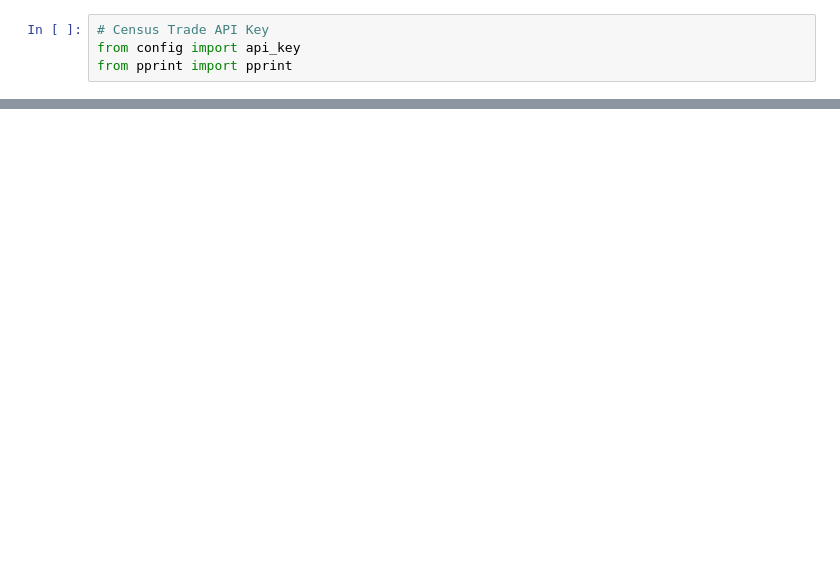
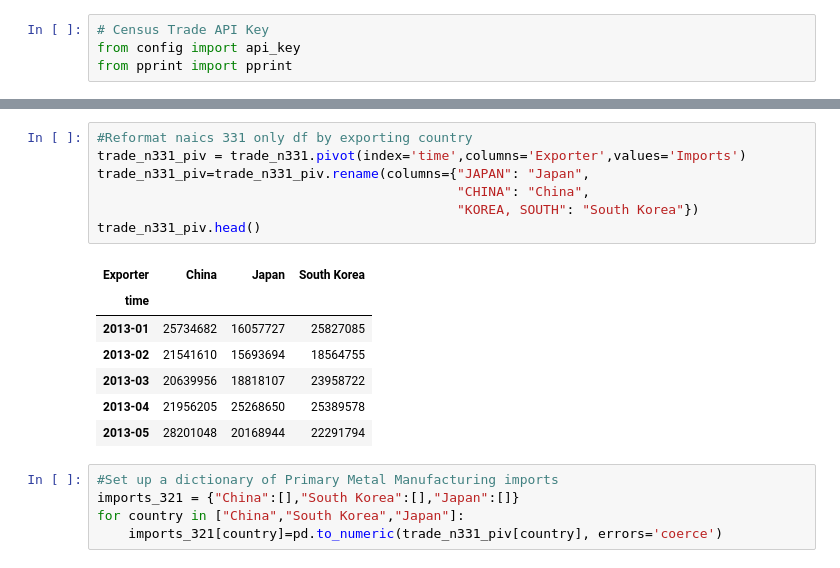
Before and after one commit to christinamarpar/GW-project-1, a Jupyter notebook: 1_Trade/trade.ipynb, the cells around one changed output, grey strips where cells are left out. Drawn from its saved outputs; the diff is of its cells as text; blank space fills up the shorter version.

```diff
--- a/1_Trade/trade.ipynb
+++ b/1_Trade/trade.ipynb
@@ -119,0 +186,20 @@ plt.show()
+# %%
+#Reformat naics 331 only df by exporting country
+trade_n331_piv = trade_n331.pivot(index='time',columns='Exporter',values='Imports')
+trade_n331_piv=trade_n331_piv.rename(columns={"JAPAN": "Japan",
+                                              "CHINA": "China",
+                                              "KOREA, SOUTH": "South Korea"})
+trade_n331_piv.head()
+# %% [output]
+| Exporter | China | Japan | South Korea |
+| time |  |  |  |
+| 2013-01 | 25734682 | 16057727 | 25827085 |
+| 2013-02 | 21541610 | 15693694 | 18564755 |
+| 2013-03 | 20639956 | 18818107 | 23958722 |
+| 2013-04 | 21956205 | 25268650 | 25389578 |
+| 2013-05 | 28201048 | 20168944 | 22291794 |
+# %%
+#Set up a dictionary of Primary Metal Manufacturing imports
+imports_321 = {"China":[],"South Korea":[],"Japan":[]}
+for country in ["China","South Korea","Japan"]:
+    imports_321[country]=pd.to_numeric(trade_n331_piv[country], errors='coerce')
```
Also changed, not shown: parts of 20 cells of this notebook, 2 other files.
